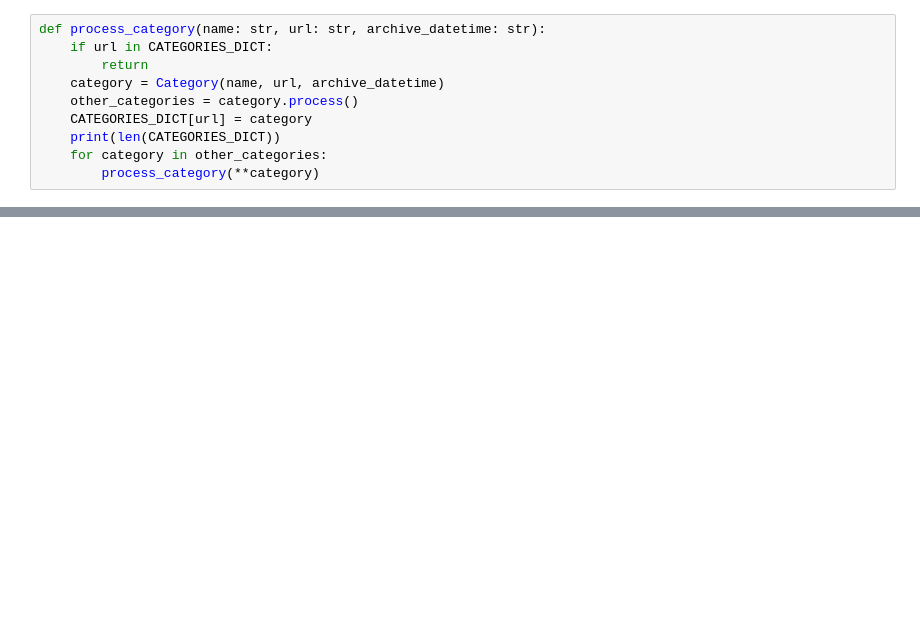
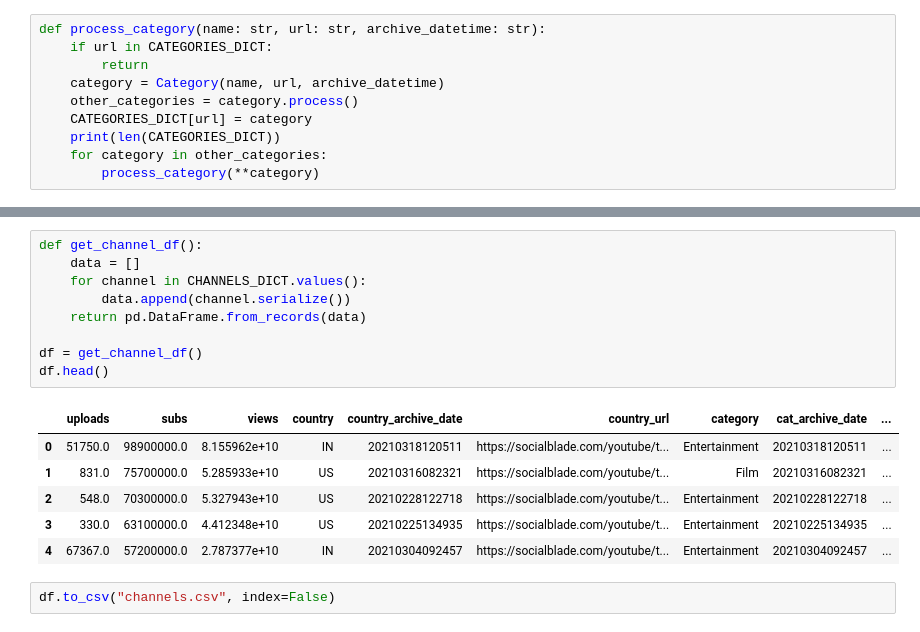
Before and after one commit to rakshify/social-blade-scraping, a Jupyter notebook: scrape.ipynb, the cells around one changed output, grey strips where cells are left out. Saved outputs shown, nothing was run; the diff lists cells and outputs as text; blank space fills up the shorter version.

Commit message:
channels

```diff
--- a/scrape.ipynb
+++ b/scrape.ipynb
@@ -200,0 +289,18 @@ process_category("Entertainment", START_URL, "20210318122140")
+# %%
+def get_channel_df():
+    data = []
+    for channel in CHANNELS_DICT.values():
+        data.append(channel.serialize())
+    return pd.DataFrame.from_records(data)
+
+df = get_channel_df()
+df.head()
+# %% [output]
+|  | uploads | subs | views | country | country_archive_date | country_url | category | cat_archive_date | ... |
+| 0 | 51750.0 | 98900000.0 | 8.155962e+10 | IN | 20210318120511 | https://socialblade.com/youtube/t... | Entertainment | 20210318120511 | ... |
+| 1 | 831.0 | 75700000.0 | 5.285933e+10 | US | 20210316082321 | https://socialblade.com/youtube/t... | Film | 20210316082321 | ... |
+| 2 | 548.0 | 70300000.0 | 5.327943e+10 | US | 20210228122718 | https://socialblade.com/youtube/t... | Entertainment | 20210228122718 | ... |
+| 3 | 330.0 | 63100000.0 | 4.412348e+10 | US | 20210225134935 | https://socialblade.com/youtube/t... | Entertainment | 20210225134935 | ... |
+| 4 | 67367.0 | 57200000.0 | 2.787377e+10 | IN | 20210304092457 | https://socialblade.com/youtube/t... | Entertainment | 20210304092457 | ... |
+# %%
+df.to_csv("channels.csv", index=False)
```
Also changed, not shown: parts of 8 cells of this notebook, 2 other files.
